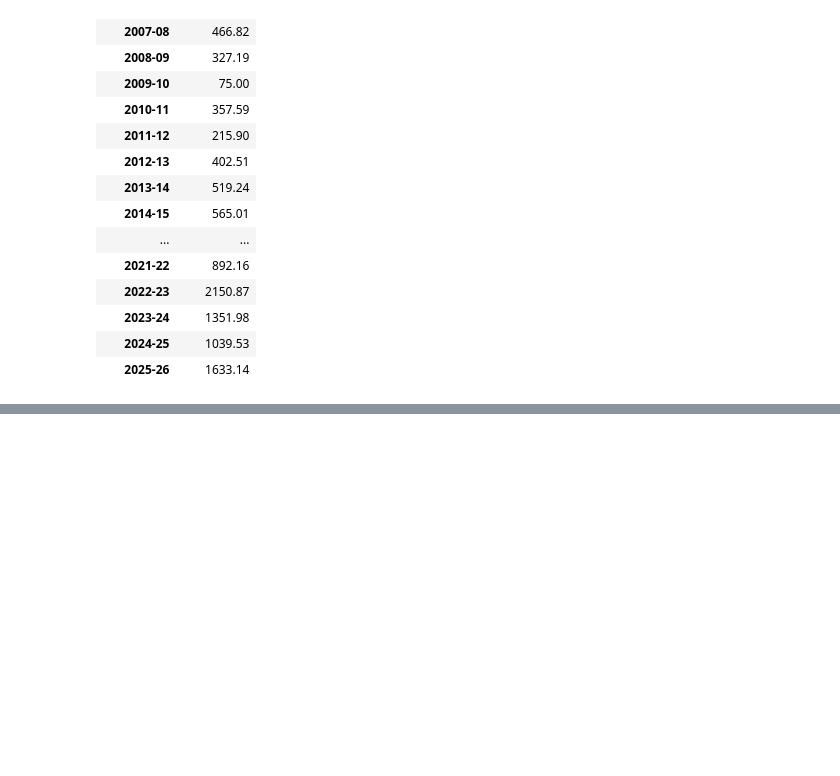
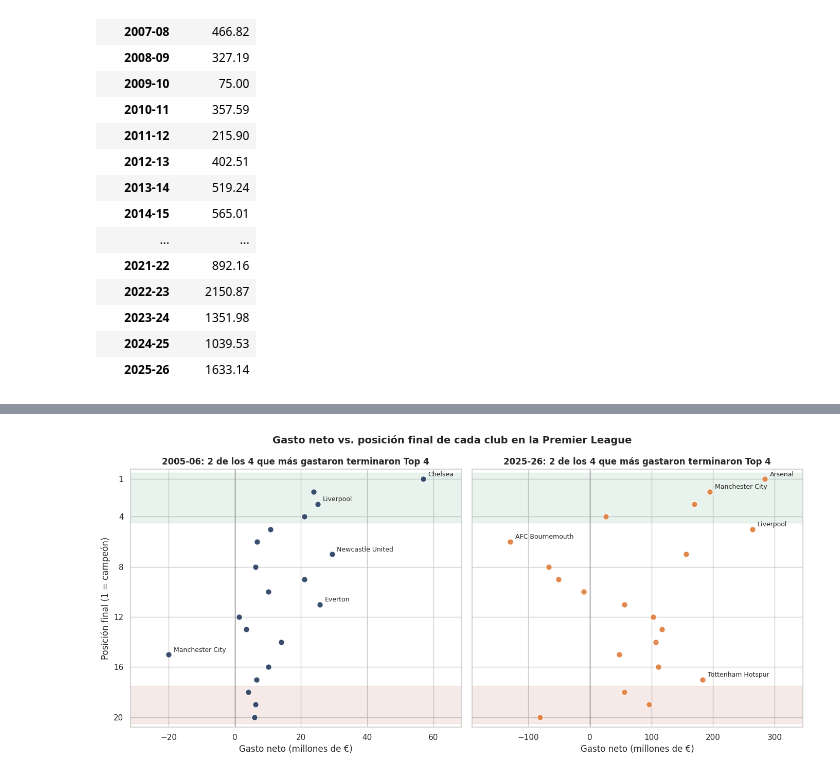
Before and after one commit to valeencamargo14/TP-Labo-, a Jupyter notebook: TP_Labo.ipynb, the cells around one changed output, grey strips where cells are left out. Cells and saved outputs as stored; diff of their text form; code cells hidden in the pictures; blank space fills up the shorter version.

```diff
--- a/TP_Labo.ipynb
+++ b/TP_Labo.ipynb
@@ -362,0 +504,32 @@ plt.show()
+# %%
+fig, axs = plt.subplots(1, 2, figsize=(14, 6.5), sharey=True)
+colores = {'2005-06': AZUL, '2025-26': NARANJA}
+
+for ax, temporada in zip(axs, ['2005-06', '2025-26']):
+    d = df_estudio[df_estudio['temporada'] == temporada]
+
+    ax.axhspan(0.5, 4.5, color=VERDE, alpha=0.10)                           # zona Top 4
+    ax.axhspan(17.5, 20.5, color=ROJO, alpha=0.10)                          # zona de descenso
+    ax.axvline(0, color='gray', lw=1)                                       # a la izquierda: vendieron más de lo que compraron
+    ax.scatter(d['gasto_neto'], d['posicion'], color=colores[temporada], s=70, alpha=0.9, edgecolor='white', zorder=3)
+
+    # Etiquetamos los 4 clubes con mayor gasto neto y el de menor gasto neto
+    destacados = pd.concat([d.nlargest(4, 'gasto_neto'), d.nsmallest(1, 'gasto_neto')])
+    for _, fila in destacados.iterrows():
+        ax.annotate(fila['club'].replace(' FC', ''), (fila['gasto_neto'], fila['posicion']),
+                    textcoords='offset points', xytext=(7, 4), fontsize=9)
+
+    ax.margins(x=0.15)
+    aciertos = medidas.loc[temporada, 'aciertos_top4']
+    ax.set_title(f"{temporada}: {aciertos} de los 4 que más gastaron terminaron Top 4", fontsize=12, fontweight='bold')
+    ax.set_xlabel('Gasto neto (millones de €)')
+
+axs[0].set_ylabel('Posición final (1 = campeón)')
+axs[0].set_ylim(20.8, 0.2)                                                  # eje invertido: el 1º arriba
+axs[0].set_yticks([1, 4, 8, 12, 16, 20])
+fig.suptitle('Gasto neto vs. posición final de cada club en la Premier League', fontsize=14, fontweight='bold')
+plt.tight_layout()
+plt.savefig('grafico_3_4c_dispersion_gasto_posicion.png', dpi=300, bbox_inches='tight')
+plt.show()
+# %% [output]
+[figure, added]
```
Also changed, not shown: parts of 62 cells of this notebook.
